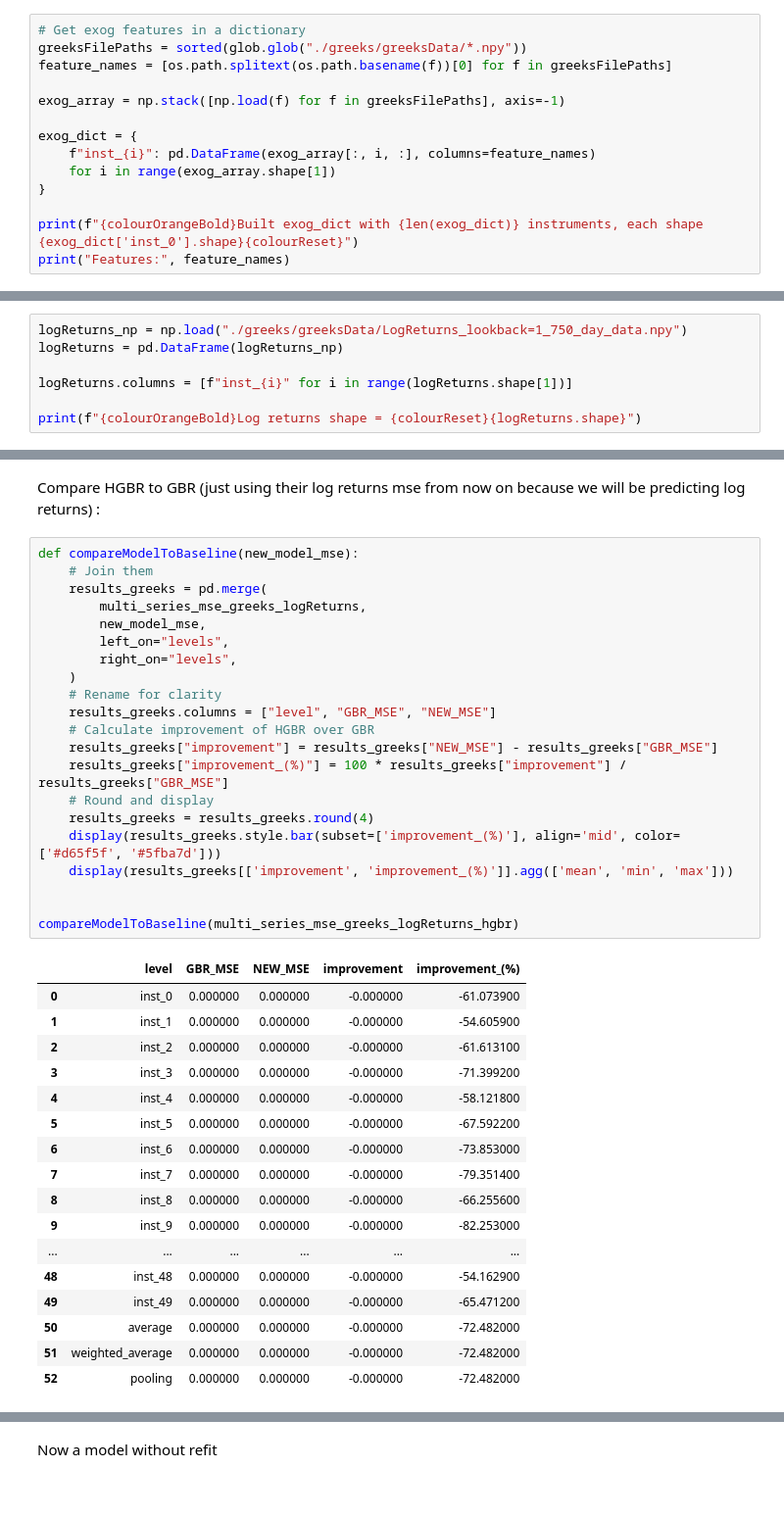
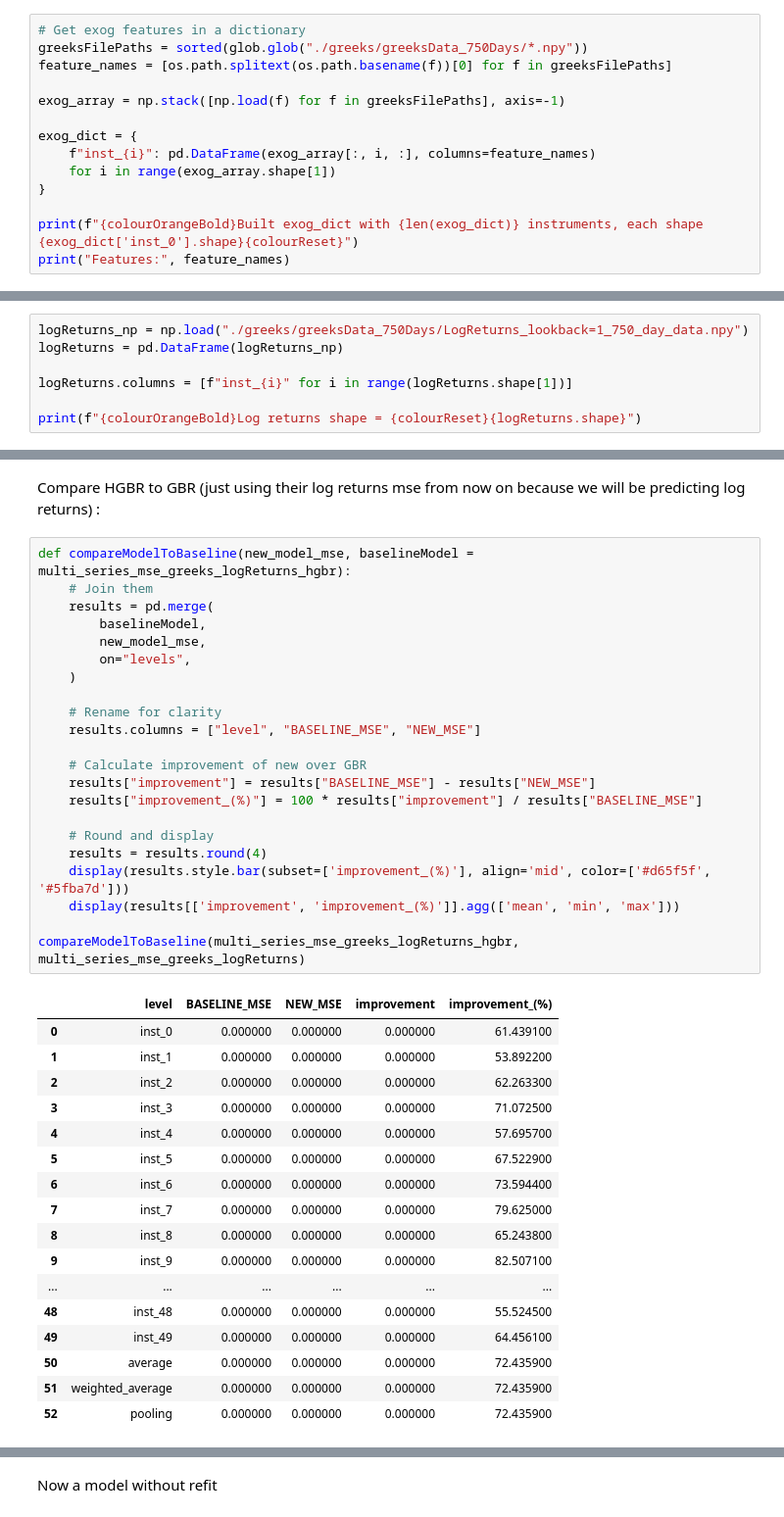
Before and after one commit to JensenJones/Algothon-2025, a Jupyter notebook: strategies/multi series forecasting skforecast/MultiTimeSeriesModelling.ipynb, the cells around one changed output, grey strips where cells are left out. Shown at 98% size. Saved outputs shown, nothing was run; the diff lists cells and outputs as text.

Commit message:
Forecasting model finished

```diff
--- a/strategies/multi series forecasting skforecast/MultiTimeSeriesModelling.ipynb
+++ b/strategies/multi series forecasting skforecast/MultiTimeSeriesModelling.ipynb
@@ -307,7 +307,7 @@ Above looks decent but also a bit shite
 **Now going to try adding more greeks to use in the model as exogenous features**
 # %%
 # Get exog features in a dictionary
-greeksFilePaths = sorted(glob.glob("./greeks/greeksData/*.npy"))
+greeksFilePaths = sorted(glob.glob("./greeks/greeksData_750Days/*.npy"))
 feature_names = [os.path.splitext(os.path.basename(f))[0] for f in greeksFilePaths]
 
 exog_array = np.stack([np.load(f) for f in greeksFilePaths], axis=-1)
@@ -436,7 +436,7 @@ plotPredictedVsActual(predictions_ms_greeks, "inst_0")
 # %% [markdown]
 # Now to try and predict log returns instead of prices:
 # %%
-logReturns_np = np.load("./greeks/greeksData/LogReturns_lookback=1_750_day_data.npy")
+logReturns_np = np.load("./greeks/greeksData_750Days/LogReturns_lookback=1_750_day_data.npy")
 logReturns = pd.DataFrame(logReturns_np)
 
 logReturns.columns = [f"inst_{i}" for i in range(logReturns.shape[1])]
@@ -766,42 +753,43 @@ predictions_ms_greeks_logReturns_hgbr = predictions_ms_greeks_logReturns_hgbr.re
 Compare HGBR to GBR (just using their log returns mse from now on because we will be predicting log returns)
 :
 # %%
-def compareModelToBaseline(new_model_mse):
+def compareModelToBaseline(new_model_mse, baselineModel = multi_series_mse_greeks_logReturns_hgbr):
     # Join them
-    results_greeks = pd.merge(
-        multi_series_mse_greeks_logReturns,
+    results = pd.merge(
+        baselineModel,
         new_model_mse,
-        left_on="levels",
-        right_on="levels",
+        on="levels",
     )
+
     # Rename for clarity
-    results_greeks.columns = ["level", "GBR_MSE", "NEW_MSE"]
-    # Calculate improvement of HGBR over GBR
-    results_greeks["improvement"] = results_greeks["NEW_MSE"] - results_greeks["GBR_MSE"]
-    results_greeks["improvement_(%)"] = 100 * results_greeks["improvement"] / results_greeks["GBR_MSE"]
+    results.columns = ["level", "BASELINE_MSE", "NEW_MSE"]
+
+    # Calculate improvement of new over GBR
+    results["improvement"] = results["BASELINE_MSE"] - results["NEW_MSE"]
+    results["improvement_(%)"] = 100 * results["improvement"] / results["BASELINE_MSE"]
+
     # Round and display
-    results_greeks = results_greeks.round(4)
-    display(results_greeks.style.bar(subset=['improvement_(%)'], align='mid', color=['#d65f5f', '#5fba7d']))
-    display(results_greeks[['improvement', 'improvement_(%)']].agg(['mean', 'min', 'max']))
+    results = results.round(4)
+    display(results.style.bar(subset=['improvement_(%)'], align='mid', color=['#d65f5f', '#5fba7d']))
+    display(results[['improvement', 'improvement_(%)']].agg(['mean', 'min', 'max']))
 
-
-compareModelToBaseline(multi_series_mse_greeks_logReturns_hgbr)
+compareModelToBaseline(multi_series_mse_greeks_logReturns_hgbr, multi_series_mse_greeks_logReturns)
 # %% [output]
-|  | level | GBR_MSE | NEW_MSE | improvement | improvement_(%) |
-| 0 | inst_0 | 0.000000 | 0.000000 | -0.000000 | -61.073900 |
-| 1 | inst_1 | 0.000000 | 0.000000 | -0.000000 | -54.605900 |
-| 2 | inst_2 | 0.000000 | 0.000000 | -0.000000 | -61.613100 |
-| 3 | inst_3 | 0.000000 | 0.000000 | -0.000000 | -71.399200 |
-| 4 | inst_4 | 0.000000 | 0.000000 | -0.000000 | -58.121800 |
-| 5 | inst_5 | 0.000000 | 0.000000 | -0.000000 | -67.592200 |
-| 6 | inst_6 | 0.000000 | 0.000000 | -0.000000 | -73.853000 |
-| 7 | inst_7 | 0.000000 | 0.000000 | -0.000000 | -79.351400 |
-| 8 | inst_8 | 0.000000 | 0.000000 | -0.000000 | -66.255600 |
-| 9 | inst_9 | 0.000000 | 0.000000 | -0.000000 | -82.253000 |
+|  | level | BASELINE_MSE | NEW_MSE | improvement | improvement_(%) |
+| 0 | inst_0 | 0.000000 | 0.000000 | 0.000000 | 61.439100 |
+| 1 | inst_1 | 0.000000 | 0.000000 | 0.000000 | 53.892200 |
+| 2 | inst_2 | 0.000000 | 0.000000 | 0.000000 | 62.263300 |
+| 3 | inst_3 | 0.000000 | 0.000000 | 0.000000 | 71.072500 |
+| 4 | inst_4 | 0.000000 | 0.000000 | 0.000000 | 57.695700 |
+| 5 | inst_5 | 0.000000 | 0.000000 | 0.000000 | 67.522900 |
+| 6 | inst_6 | 0.000000 | 0.000000 | 0.000000 | 73.594400 |
+| 7 | inst_7 | 0.000000 | 0.000000 | 0.000000 | 79.625000 |
+| 8 | inst_8 | 0.000000 | 0.000000 | 0.000000 | 65.243800 |
+| 9 | inst_9 | 0.000000 | 0.000000 | 0.000000 | 82.507100 |
 | ... | ... | ... | ... | ... | ... |
-| 48 | inst_48 | 0.000000 | 0.000000 | -0.000000 | -54.162900 |
-| 49 | inst_49 | 0.000000 | 0.000000 | -0.000000 | -65.471200 |
-| 50 | average | 0.000000 | 0.000000 | -0.000000 | -72.482000 |
-| 51 | weighted_average | 0.000000 | 0.000000 | -0.000000 | -72.482000 |
-| 52 | pooling | 0.000000 | 0.000000 | -0.000000 | -72.482000 |
+| 48 | inst_48 | 0.000000 | 0.000000 | 0.000000 | 55.524500 |
+| 49 | inst_49 | 0.000000 | 0.000000 | 0.000000 | 64.456100 |
+| 50 | average | 0.000000 | 0.000000 | 0.000000 | 72.435900 |
+| 51 | weighted_average | 0.000000 | 0.000000 | 0.000000 | 72.435900 |
+| 52 | pooling | 0.000000 | 0.000000 | 0.000000 | 72.435900 |
 |  | improvement | improvement_(%) |
```
Also changed, not shown: parts of 25 cells of this notebook, 21 other files.
